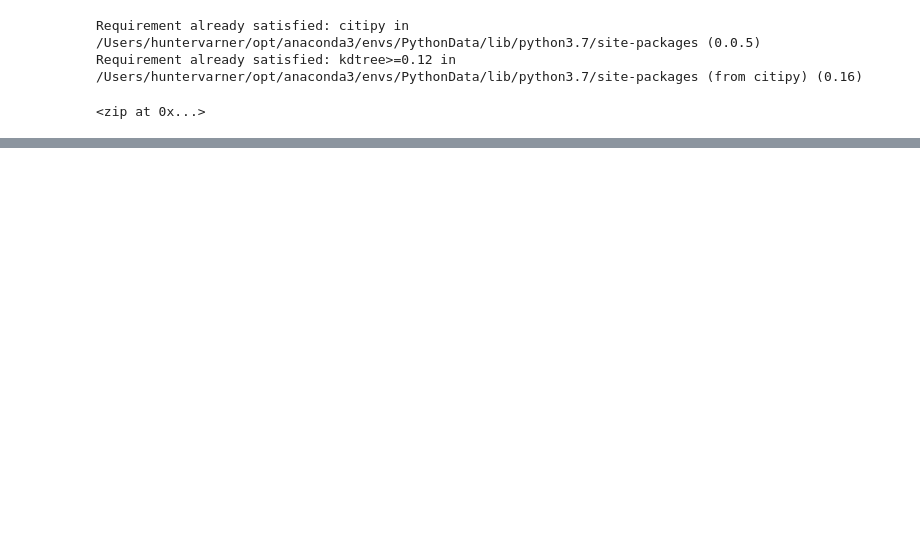
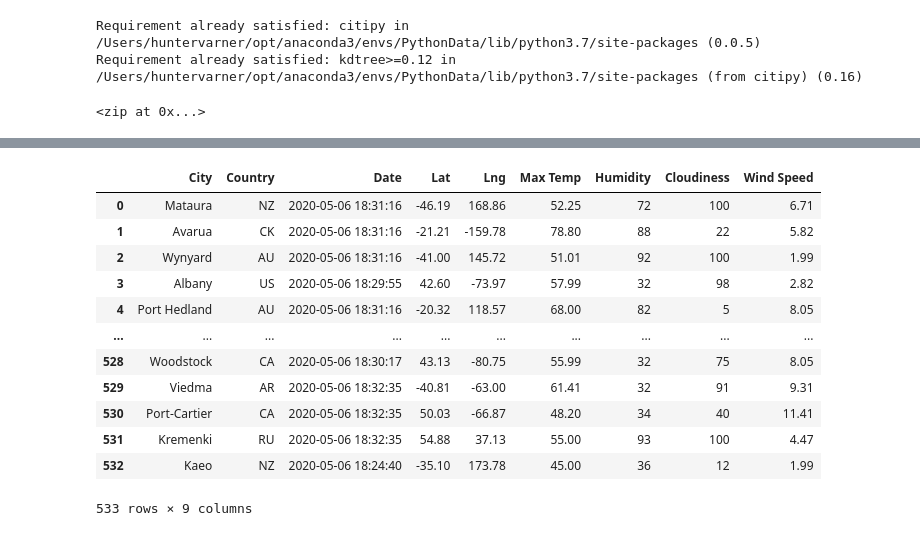
Before and after one commit to mhvarner/World_Weather_Analysis, a Jupyter notebook: WeatherPy.ipynb, the cells around one changed output, grey strips where cells are left out. Saved outputs shown, nothing was run; the diff lists cells and outputs as text; code cells hidden in the pictures; blank space fills up the shorter version.

```diff
--- a/WeatherPy.ipynb
+++ b/WeatherPy.ipynb
@@ -73,0 +81,4 @@ alaverdi
+# %%
+# Starting URL for Weather Map API Call
+url = "http://api.openweathermap.org/data/2.5/weather?units=Imperial&APPID=" + weather_api_key
+print(url)
@@ -73,0 +168,4 @@ alaverdi
+# %%
+# Convert the array of dictionaries to a Pandas DataFrame
+city_data_df = pd.DataFrame(city_data)
+city_data_df.head(10)
@@ -73,0 +184,19 @@ alaverdi
+# %%
+new_column_order = ["City", "Country", "Date","Lat","Lng","Max Temp","Humidity","Cloudiness","Wind Speed"]
+# %%
+df = city_data_df[new_column_order]
+df
+# %% [output]
+|  | City | Country | Date | Lat | Lng | Max Temp | Humidity | Cloudiness | Wind Speed |
+| 0 | Mataura | NZ | 2020-05-06 18:31:16 | -46.19 | 168.86 | 52.25 | 72 | 100 | 6.71 |
+| 1 | Avarua | CK | 2020-05-06 18:31:16 | -21.21 | -159.78 | 78.80 | 88 | 22 | 5.82 |
+| 2 | Wynyard | AU | 2020-05-06 18:31:16 | -41.00 | 145.72 | 51.01 | 92 | 100 | 1.99 |
+| 3 | Albany | US | 2020-05-06 18:29:55 | 42.60 | -73.97 | 57.99 | 32 | 98 | 2.82 |
+| 4 | Port Hedland | AU | 2020-05-06 18:31:16 | -20.32 | 118.57 | 68.00 | 82 | 5 | 8.05 |
+| ... | ... | ... | ... | ... | ... | ... | ... | ... | ... |
+| 528 | Woodstock | CA | 2020-05-06 18:30:17 | 43.13 | -80.75 | 55.99 | 32 | 75 | 8.05 |
+| 529 | Viedma | AR | 2020-05-06 18:32:35 | -40.81 | -63.00 | 61.41 | 32 | 91 | 9.31 |
+| 530 | Port-Cartier | CA | 2020-05-06 18:32:35 | 50.03 | -66.87 | 48.20 | 34 | 40 | 11.41 |
+| 531 | Kremenki | RU | 2020-05-06 18:32:35 | 54.88 | 37.13 | 55.00 | 93 | 100 | 4.47 |
+| 532 | Kaeo | NZ | 2020-05-06 18:24:40 | -35.10 | 173.78 | 45.00 | 36 | 12 | 1.99 |
+533 rows × 9 columns
```
Also changed, not shown: parts of 7 cells of this notebook.
